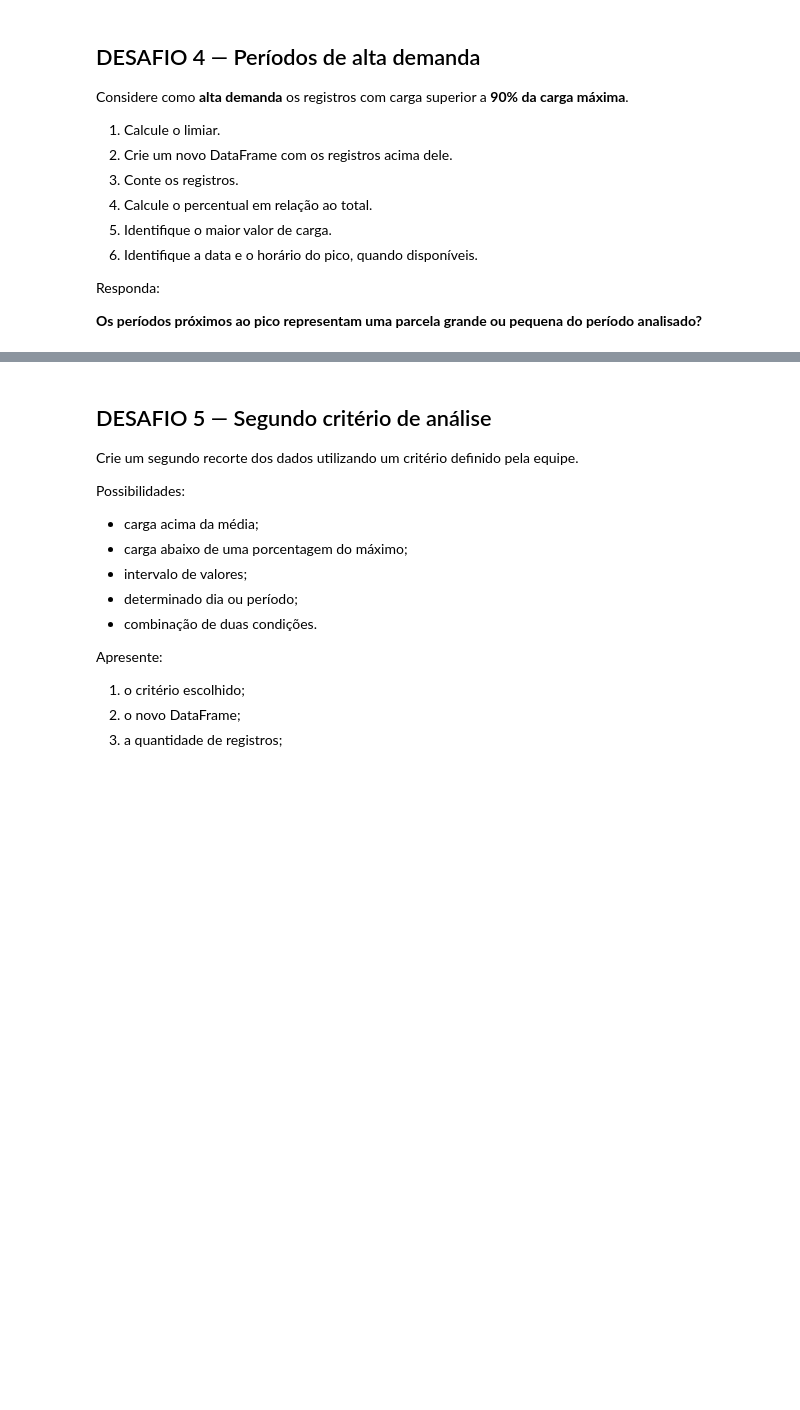
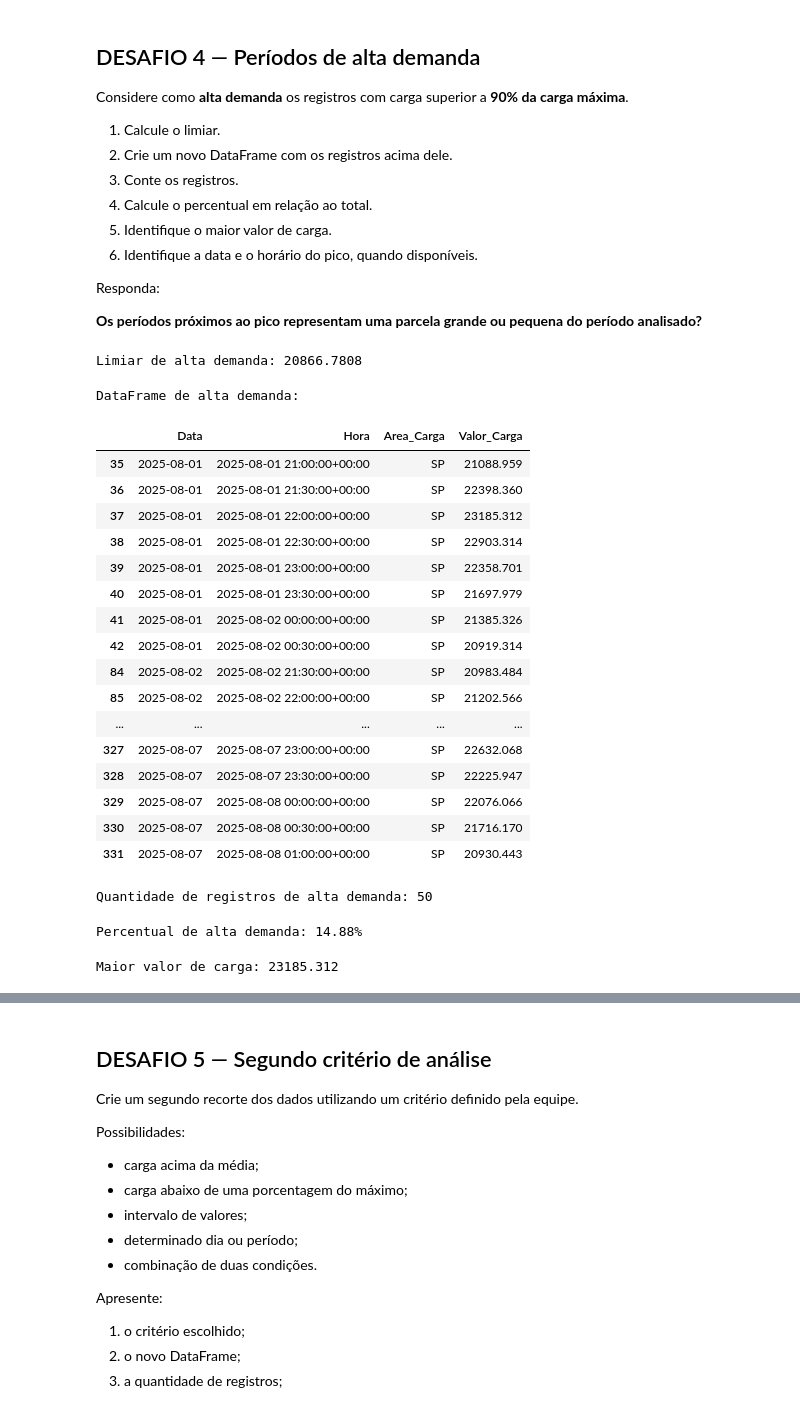
Before and after one commit to pedrosampaiom2007-gif/cp1-Andre, a Jupyter notebook: Desafio_Final_Energia_ONS_API_Final.ipynb, the cells around one changed output, grey strips where cells are left out. Drawn from its saved outputs; the diff is of its cells as text; code cells hidden in the pictures; blank space fills up the shorter version.

```diff
--- a/Desafio_Final_Energia_ONS_API_Final.ipynb
+++ b/Desafio_Final_Energia_ONS_API_Final.ipynb
@@ -311,3 +311,57 @@ Responda:
 **Os períodos próximos ao pico representam uma parcela grande ou pequena do período analisado?**
 # %%
 # Desenvolva aqui o DESAFIO 4
+# %%
+limiar_alta_demanda = carga_maxima * 0.90
+
+print("Limiar de alta demanda:", limiar_alta_demanda)
+# %% [output]
+Limiar de alta demanda: 20866.7808
+# %%
+alta_demanda = necessario[
+    necessario["Valor_Carga"] > limiar_alta_demanda
+].copy()
+
+print("\nDataFrame de alta demanda:")
+display(alta_demanda)
+# %% [output]
+DataFrame de alta demanda:
+|  | Data | Hora | Area_Carga | Valor_Carga |
+| 35 | 2025-08-01 | 2025-08-01 21:00:00+00:00 | SP | 21088.959 |
+| 36 | 2025-08-01 | 2025-08-01 21:30:00+00:00 | SP | 22398.360 |
+| 37 | 2025-08-01 | 2025-08-01 22:00:00+00:00 | SP | 23185.312 |
+| 38 | 2025-08-01 | 2025-08-01 22:30:00+00:00 | SP | 22903.314 |
+| 39 | 2025-08-01 | 2025-08-01 23:00:00+00:00 | SP | 22358.701 |
+| 40 | 2025-08-01 | 2025-08-01 23:30:00+00:00 | SP | 21697.979 |
+| 41 | 2025-08-01 | 2025-08-02 00:00:00+00:00 | SP | 21385.326 |
+| 42 | 2025-08-01 | 2025-08-02 00:30:00+00:00 | SP | 20919.314 |
+| 84 | 2025-08-02 | 2025-08-02 21:30:00+00:00 | SP | 20983.484 |
+| 85 | 2025-08-02 | 2025-08-02 22:00:00+00:00 | SP | 21202.566 |
+| ... | ... | ... | ... | ... |
+| 327 | 2025-08-07 | 2025-08-07 23:00:00+00:00 | SP | 22632.068 |
+| 328 | 2025-08-07 | 2025-08-07 23:30:00+00:00 | SP | 22225.947 |
+| 329 | 2025-08-07 | 2025-08-08 00:00:00+00:00 | SP | 22076.066 |
+| 330 | 2025-08-07 | 2025-08-08 00:30:00+00:00 | SP | 21716.170 |
+| 331 | 2025-08-07 | 2025-08-08 01:00:00+00:00 | SP | 20930.443 |
+# %%
+quantidade_alta_demanda = alta_demanda["Valor_Carga"].count()
+
+print("\nQuantidade de registros de alta demanda:",
+      quantidade_alta_demanda)
+# %% [output]
+Quantidade de registros de alta demanda: 50
+# %%
+percentual_alta_demanda = (
+    quantidade_alta_demanda / medições
+) * 100
+
+print("Percentual de alta demanda:",
+      f"{percentual_alta_demanda:.2f}%")
+# %% [output]
+Percentual de alta demanda: 14.88%
+# %%
+maior_carga = alta_demanda["Valor_Carga"].max()
+
+print("Maior valor de carga:", maior_carga)
+# %% [output]
+Maior valor de carga: 23185.312
```
Also changed, not shown: parts of 2 cells of this notebook.
